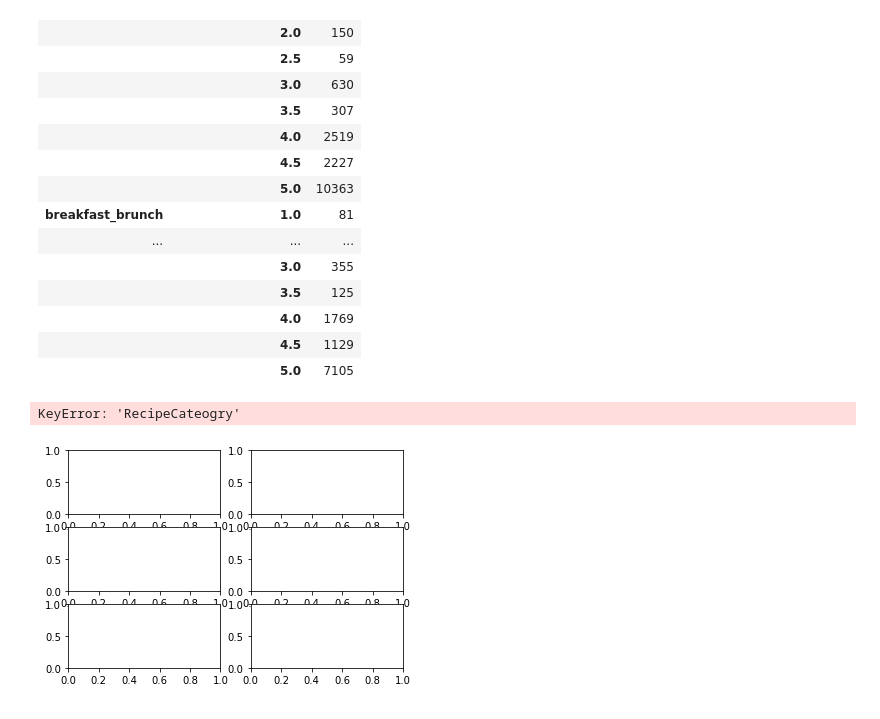
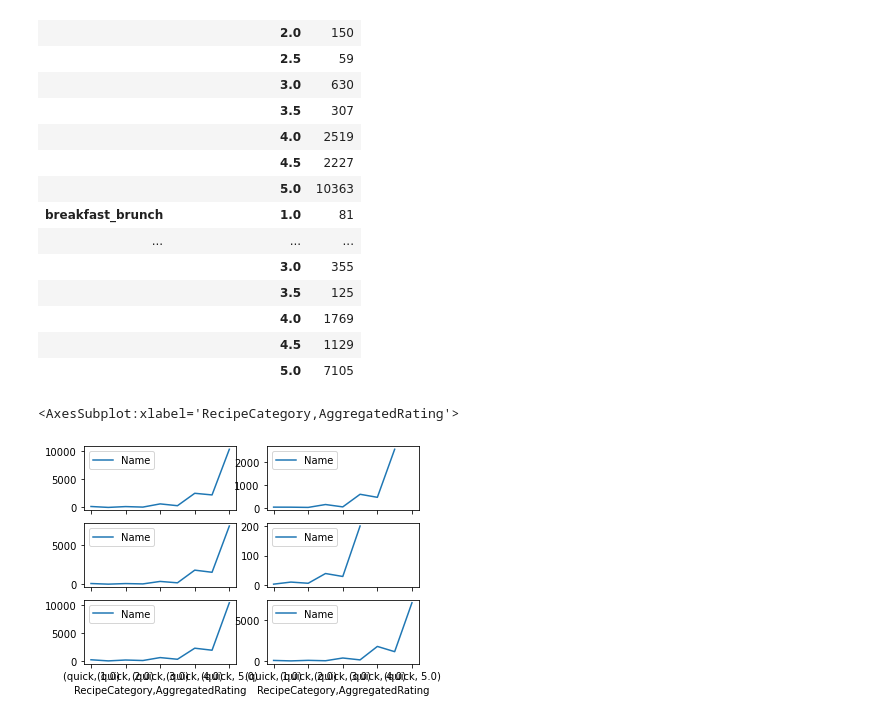
Before and after one commit to JenniferM-BShulyak/recipes_full, a Jupyter notebook: setup_exploration.ipynb, the cells around one changed output. Cells and saved outputs as stored; diff of their text form; code cells hidden in the pictures.

Commit message:
Made subplots for Q1P2 but needs to be refined plus stats added.

```diff
--- a/setup_exploration.ipynb
+++ b/setup_exploration.ipynb
@@ -175,11 +175,16 @@ distribution_df
 |  | 4.0 | 1769 |
 |  | 4.5 | 1129 |
 |  | 5.0 | 7105 |
-# %%
-fig2,ax2 = plt.subplots(nrows=3,ncols=2)
-
-# Add subplots
-distribution_df.loc[distribution_df["RecipeCateogry"]=="dessert", :].plot(ax=ax2[0,0])
-# %% [output]
-KeyError: 'RecipeCateogry'
-[figure, removed]
+# %%
+fig2,ax2 = plt.subplots(nrows=3,ncols=2, sharex=True)
+
+# Add subplots
+distribution_df.loc[["breads"]].plot(ax=ax2[0,0])
+distribution_df.loc[["breakfast_brunch"]].plot(ax=ax2[1,0])
+distribution_df.loc[["dessert"]].plot(ax=ax2[2,0])
+distribution_df.loc[["healthy"]].plot(ax=ax2[0,1])
+distribution_df.loc[["holiday"]].plot(ax=ax2[1,1])
+distribution_df.loc[["quick"]].plot(ax=ax2[2,1])
+# %% [output]
+<AxesSubplot:xlabel='RecipeCategory,AggregatedRating'>
+[figure, added]
```
